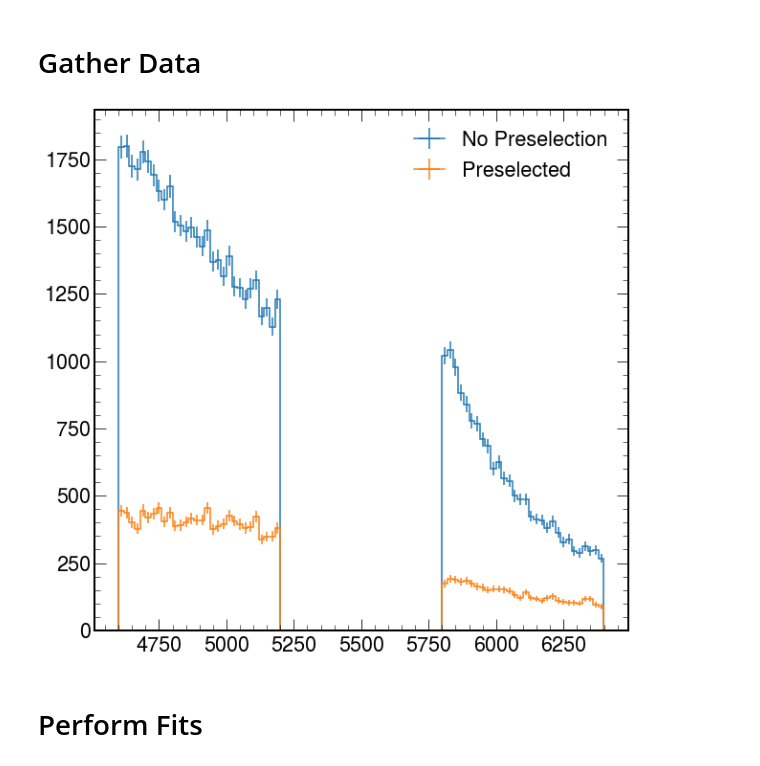
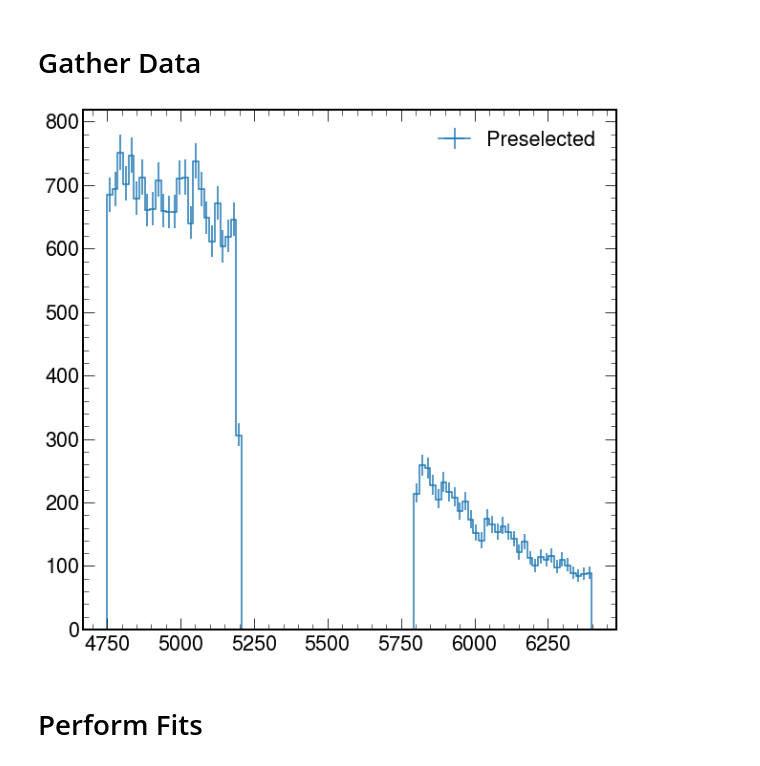
Before and after one commit to ChandlerKenworthy/Y4RareDecayProject, a Jupyter notebook: background_fitting/BgUsingZFit.ipynb, the cells around one changed output. Cells and saved outputs as stored; diff of their text form; code cells hidden in the pictures.

```diff
--- a/background_fitting/BgUsingZFit.ipynb
+++ b/background_fitting/BgUsingZFit.ipynb
@@ -15,24 +15,26 @@ plt.style.use([hep.style.ROOT, hep.style.firamath])
 # %% [markdown]
 # Gather Data
 # %%
-preselected = pd.read_csv('../data_files/9.1.4/all.csv', index_col=[0])
+preselected = pd.read_csv('../data_files/8.0.1/all.csv', index_col=[0])
+preselected = preselected[preselected['Lb_M'].between(4750, 6400)]
 preselected = preselected['Lb_M'][np.logical_and(preselected['category'] == 0, preselected['IsSimulated'] == False)].to_numpy()
 # Only keep the background events
 
-nopreselected = pd.read_csv('../data_files/9.1.1/all.csv', index_col=[0])
-nopreselected = nopreselected[np.logical_or(nopreselected['Lb_M'].between(4600, 5200), nopreselected['Lb_M'].between(5800, 6400))]
+#nopreselected = pd.read_csv('../data_files/9.1.1/all.csv', index_col=[0])
+#nopreselected = nopreselected[np.logical_or(nopreselected['Lb_M'].between(4600, 5200), nopreselected['Lb_M'].between(5800, 6400))]
 # Apply the mass range restriction as it has not been done
-nopreselected = nopreselected['Lb_M'][nopreselected['category'] == 0].to_numpy()
+#nopreselected = nopreselected['Lb_M'][nopreselected['category'] == 0].to_numpy()
 # Only keep the background events
 # %%
 fig, ax = plt.subplots(1, 1)
 fpre, bins = np.histogram(preselected, bins=90)
-fnpre, _ = np.histogram(nopreselected, bins=bins)
-hep.histplot([fnpre, fpre], bins=bins, yerr=True, ax=ax, label=['No Preselection', 'Preselected'])
+#fnpre, _ = np.histogram(nopreselected, bins=bins)
+#hep.histplot([fnpre, fpre], bins=bins, yerr=True, ax=ax, label=['No Preselection', 'Preselected'])
+hep.histplot(fpre, bins=bins, yerr=True, ax=ax, label='Preselected')
 plt.legend()
 plt.show()
 # %% [output]
-[figure, old version]
+[figure, new version]
 # %% [markdown]
 # Perform Fits
 # %%
```
Also changed, not shown: parts of 10 cells of this notebook, 2 other files.
